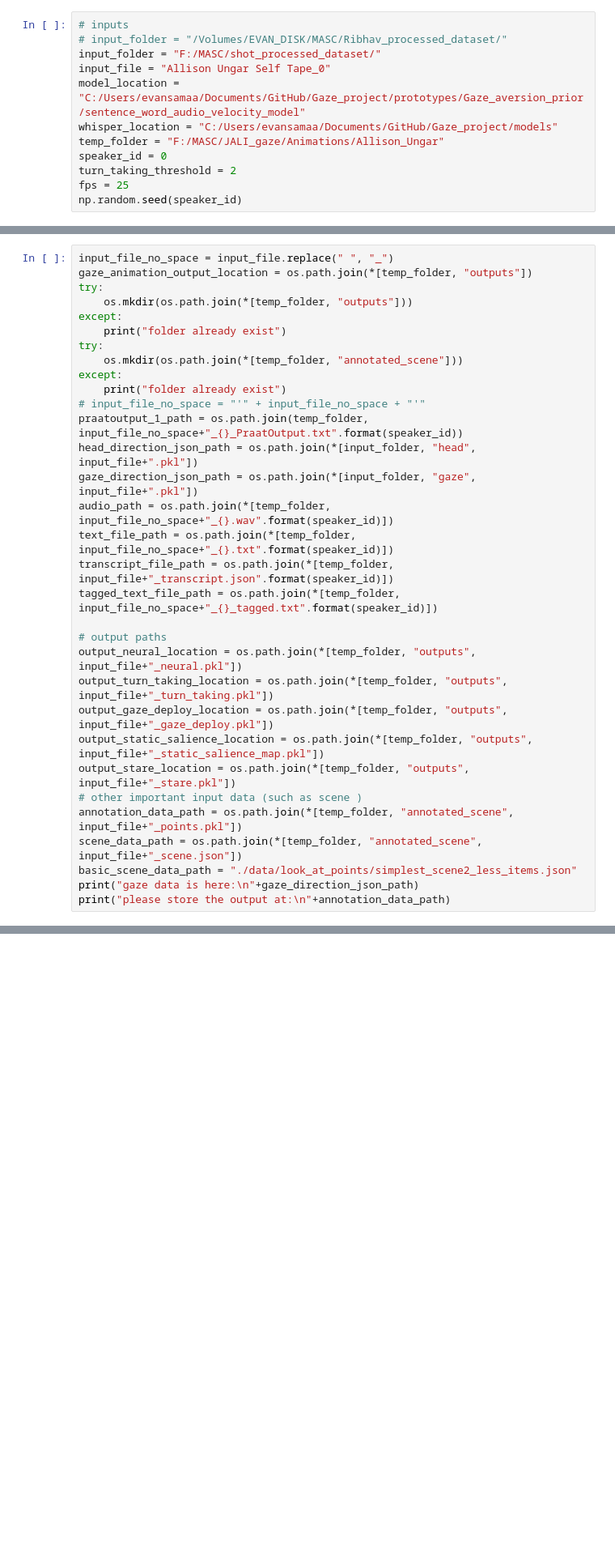
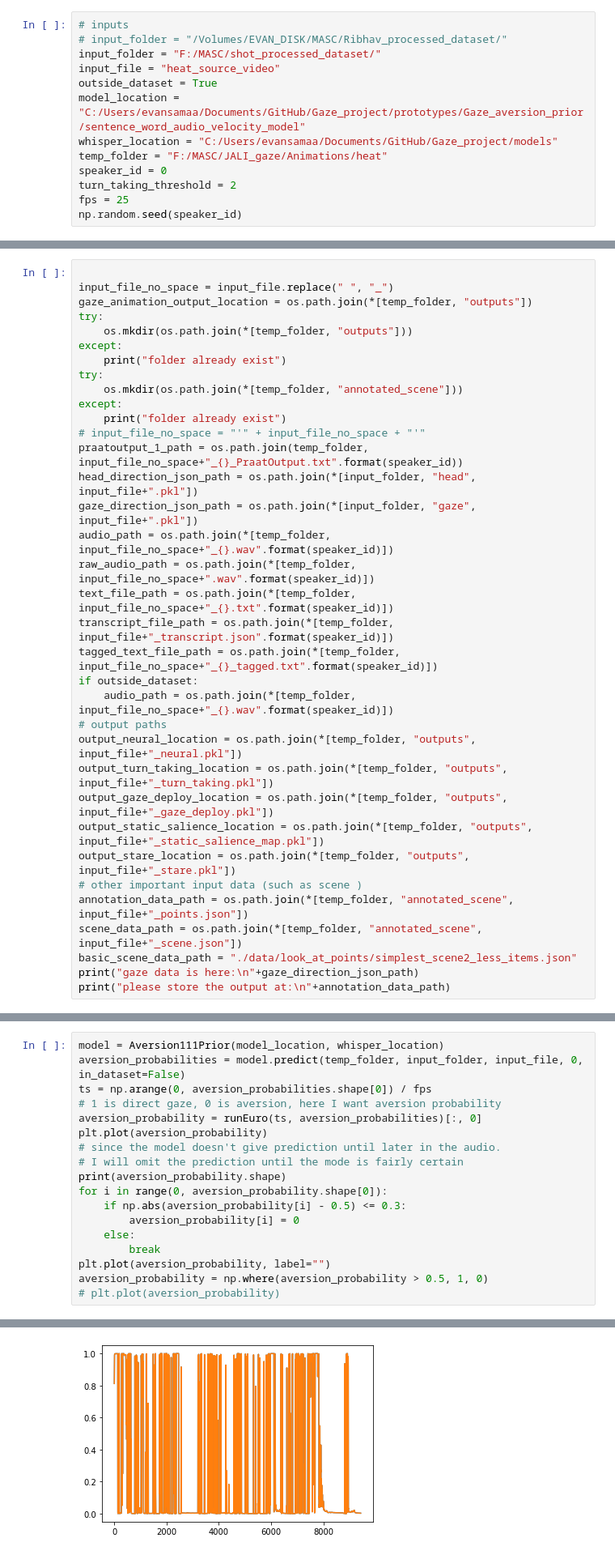
Before and after one commit to EvanSamaa/Gaze_project, a Jupyter notebook: gazeFramework_Deep_prior.ipynb, the cells around one changed output, grey strips where cells are left out. Shown: that part at 81% size. Drawn from its saved outputs; the diff is of its cells as text; blank space fills up the shorter version.

```diff
--- a/gazeFramework_Deep_prior.ipynb
+++ b/gazeFramework_Deep_prior.ipynb
@@ -67,10 +73,11 @@ Importing the dtw module. When using in academic works please cite:
 # inputs
 # input_folder = "/Volumes/EVAN_DISK/MASC/Ribhav_processed_dataset/"
 input_folder = "F:/MASC/shot_processed_dataset/"
-input_file = "Allison Ungar Self Tape_0"
+input_file = "heat_source_video"
+outside_dataset = True
 model_location = "C:/Users/evansamaa/Documents/GitHub/Gaze_project/prototypes/Gaze_aversion_prior/sentence_word_audio_velocity_model"
 whisper_location = "C:/Users/evansamaa/Documents/GitHub/Gaze_project/models"
-temp_folder = "F:/MASC/JALI_gaze/Animations/Allison_Ungar"
+temp_folder = "F:/MASC/JALI_gaze/Animations/heat"
 speaker_id = 0
 turn_taking_threshold = 2
 fps = 25
@@ -78,6 +85,7 @@ np.random.seed(speaker_id)
 # %% [markdown]
 ## Get all the file paths
 # %%
+
 input_file_no_space = input_file.replace(" ", "_")
 gaze_animation_output_location = os.path.join(*[temp_folder, "outputs"])
 try:
@@ -93,10 +101,12 @@ praatoutput_1_path = os.path.join(temp_folder, input_file_no_space+"_{}_PraatOut
 head_direction_json_path = os.path.join(*[input_folder, "head", input_file+".pkl"])
 gaze_direction_json_path = os.path.join(*[input_folder, "gaze", input_file+".pkl"])
 audio_path = os.path.join(*[temp_folder, input_file_no_space+"_{}.wav".format(speaker_id)])
+raw_audio_path = os.path.join(*[temp_folder, input_file_no_space+".wav".format(speaker_id)])
 text_file_path = os.path.join(*[temp_folder, input_file_no_space+"_{}.txt".format(speaker_id)])
 transcript_file_path = os.path.join(*[temp_folder, input_file+"_transcript.json".format(speaker_id)])
 tagged_text_file_path = os.path.join(*[temp_folder, input_file_no_space+"_{}_tagged.txt".format(speaker_id)])
-
+if outside_dataset:
+    audio_path = os.path.join(*[temp_folder, input_file_no_space+"_{}.wav".format(speaker_id)])
 # output paths
 output_neural_location = os.path.join(*[temp_folder, "outputs", input_file+"_neural.pkl"])
 output_turn_taking_location = os.path.join(*[temp_folder, "outputs", input_file+"_turn_taking.pkl"])
@@ -104,7 +114,7 @@ output_gaze_deploy_location = os.path.join(*[temp_folder, "outputs", input_file+
 output_static_salience_location = os.path.join(*[temp_folder, "outputs", input_file+"_static_salience_map.pkl"])
 output_stare_location = os.path.join(*[temp_folder, "outputs", input_file+"_stare.pkl"])
 # other important input data (such as scene )
-annotation_data_path = os.path.join(*[temp_folder, "annotated_scene", input_file+"_points.pkl"])
+annotation_data_path = os.path.join(*[temp_folder, "annotated_scene", input_file+"_points.json"])
 scene_data_path = os.path.join(*[temp_folder, "annotated_scene", input_file+"_scene.json"])
 basic_scene_data_path = "./data/look_at_points/simplest_scene2_less_items.json"
 print("gaze data is here:\n"+gaze_direction_json_path)
@@ -169,0 +229,19 @@ F:/MASC/JALI_gaze/Animations/Allison_Ungar\annotated_scene\Allison Ungar Self Ta
+# %%
+model = Aversion111Prior(model_location, whisper_location)
+aversion_probabilities = model.predict(temp_folder, input_folder, input_file, 0, in_dataset=False)
+ts = np.arange(0, aversion_probabilities.shape[0]) / fps
+# 1 is direct gaze, 0 is aversion, here I want aversion probability
+aversion_probability = runEuro(ts, aversion_probabilities)[:, 0]
+plt.plot(aversion_probability)
+# since the model doesn't give prediction until later in the audio.
+# I will omit the prediction until the mode is fairly certain
+print(aversion_probability.shape)
+for i in range(0, aversion_probability.shape[0]):
+    if np.abs(aversion_probability[i] - 0.5) <= 0.3:
+        aversion_probability[i] = 0
+    else:
+        break
+plt.plot(aversion_probability, label="")
+aversion_probability = np.where(aversion_probability > 0.5, 1, 0)
+# plt.plot(aversion_probability)
+# %% [output]
@@ -170,3 +249,4 @@ F:/MASC/JALI_gaze/Animations/Allison_Ungar\annotated_scene\Allison Ungar Self Ta
+[figure, added]
 # %% [markdown]
 # Obtain Tag timing
 # %%
```
Also changed, not shown: parts of 13 cells of this notebook, 7 other files.
